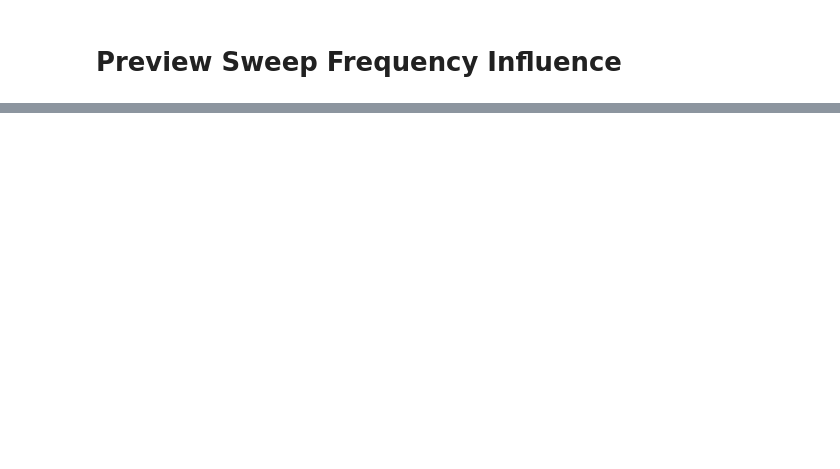
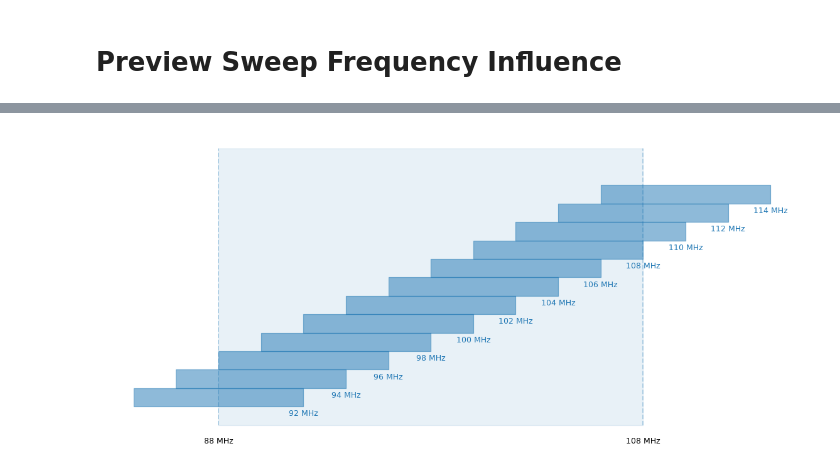
Before and after one commit to dunderlab/python-hackrf, a Jupyter notebook: docs/source/notebooks/01-acquisition.ptc.ipynb, the cells around one changed output, grey strips where cells are left out. Saved outputs shown, nothing was run; the diff lists cells and outputs as text; code cells hidden in the pictures; blank space fills up the shorter version.

```diff
--- a/docs/source/notebooks/01-acquisition.ptc.ipynb
+++ b/docs/source/notebooks/01-acquisition.ptc.ipynb
@@ -132,0 +143,14 @@ preview_scan(
+# %%
+preview_scan(
+    bands=[
+        (88, 108),
+    ],
+    sample_rate=8e6,
+    step_width=2e6,
+    step_offset=None,
+
+    top=0.7,
+    save = '_images/sweepFM.png'
+);
+# %% [output]
+[figure, added]
```
Also changed, not shown: parts of 4 cells of this notebook, 10 other files.
